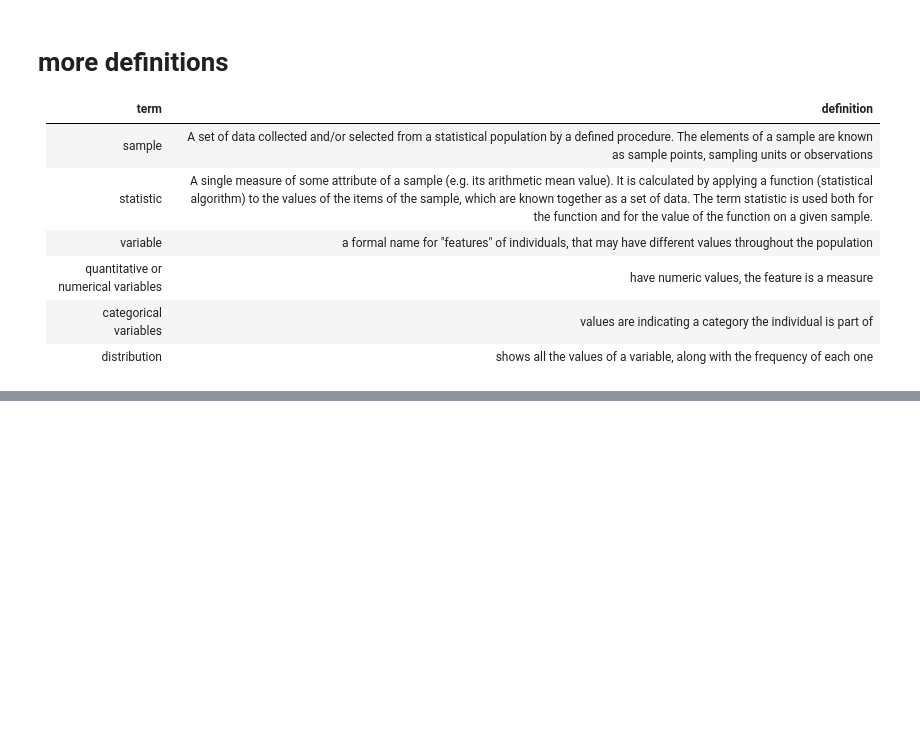
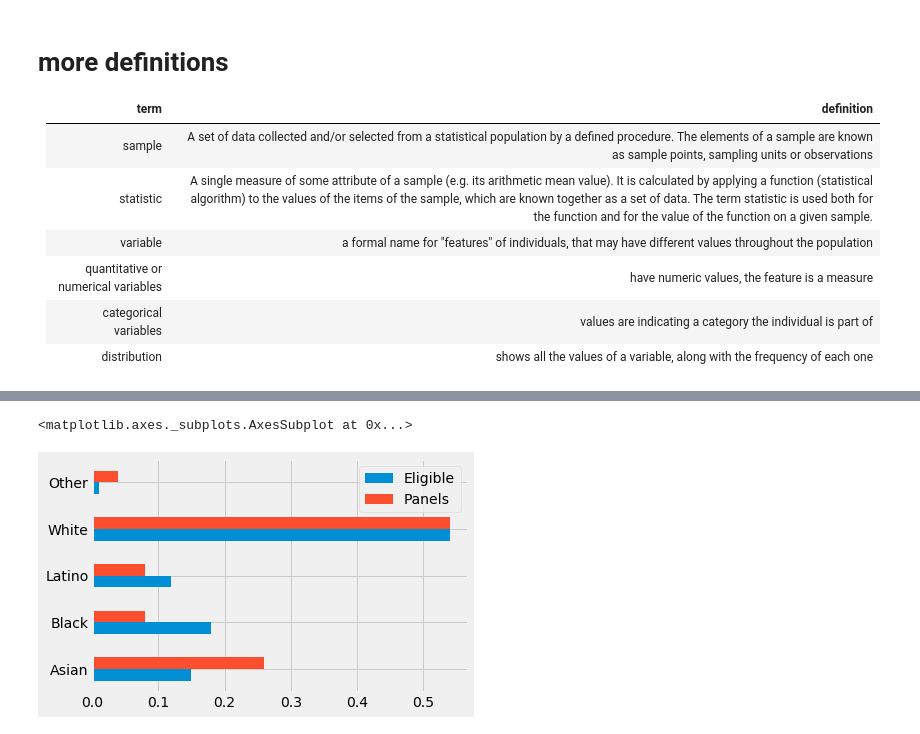
Before and after one commit to petrem/learn, a Jupyter notebook: py/ds/8.2_lec6.ipynb, the cells around one changed output, grey strips where cells are left out. Saved outputs shown, nothing was run; the diff lists cells and outputs as text; code cells hidden in the pictures; blank space fills up the shorter version.

```diff
--- a/py/ds/8.2_lec6.ipynb
+++ b/py/ds/8.2_lec6.ipynb
@@ -57,3 +57,11 @@ variable | a formal name for "features" of individuals, that may have different
 quantitative or numerical variables | have numeric values, the feature is a measure
 categorical variables | values are indicating a category the individual is part of
 distribution | shows all the values of a variable, along with the frequency of each one
+# %%
+jury = pd.DataFrame({
+    'Eligible': (0.15, 0.18, 0.12, 0.54, 0.01),
+    'Panels': (0.26, 0.08, 0.08, 0.54, 0.04)
+    },
+    index=('Asian', 'Black', 'Latino', 'White', 'Other')
+)
+jury
@@ -59,0 +75,5 @@ distribution | shows all the values of a variable, along with the frequency of e
+# %%
+jury.plot.barh()
+# %% [output]
+<matplotlib.axes._subplots.AxesSubplot at 0x...>
+[figure, added]
```
Also changed, not shown: parts of 15 cells of this notebook, 8 other files.
